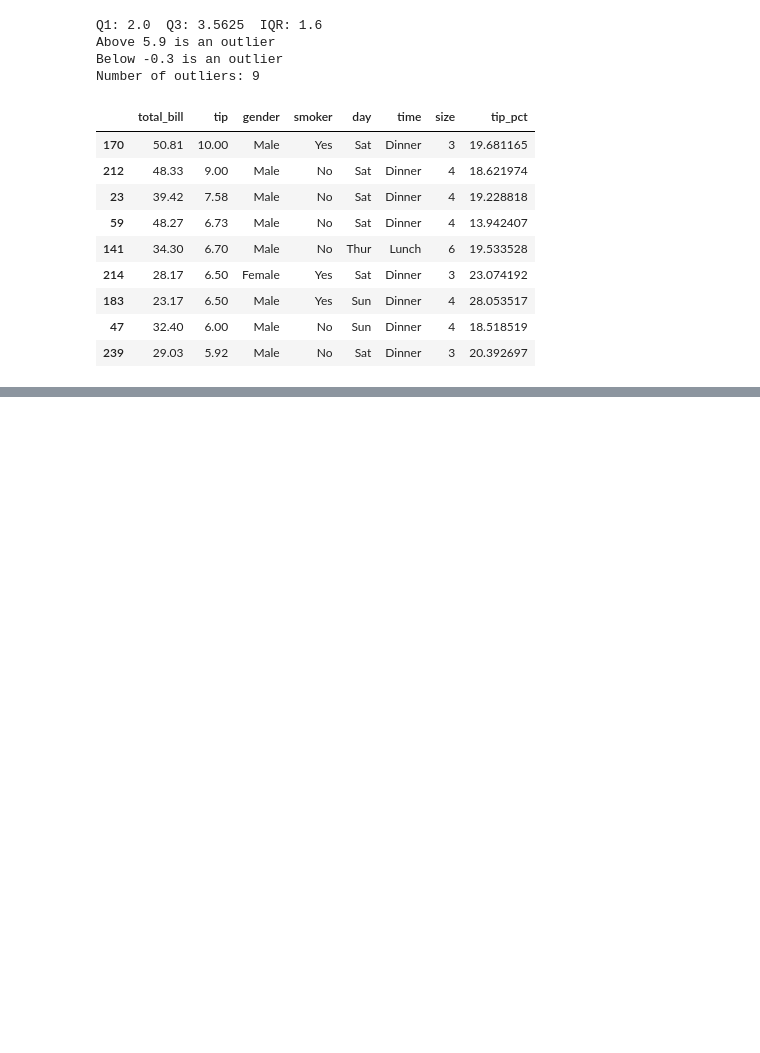
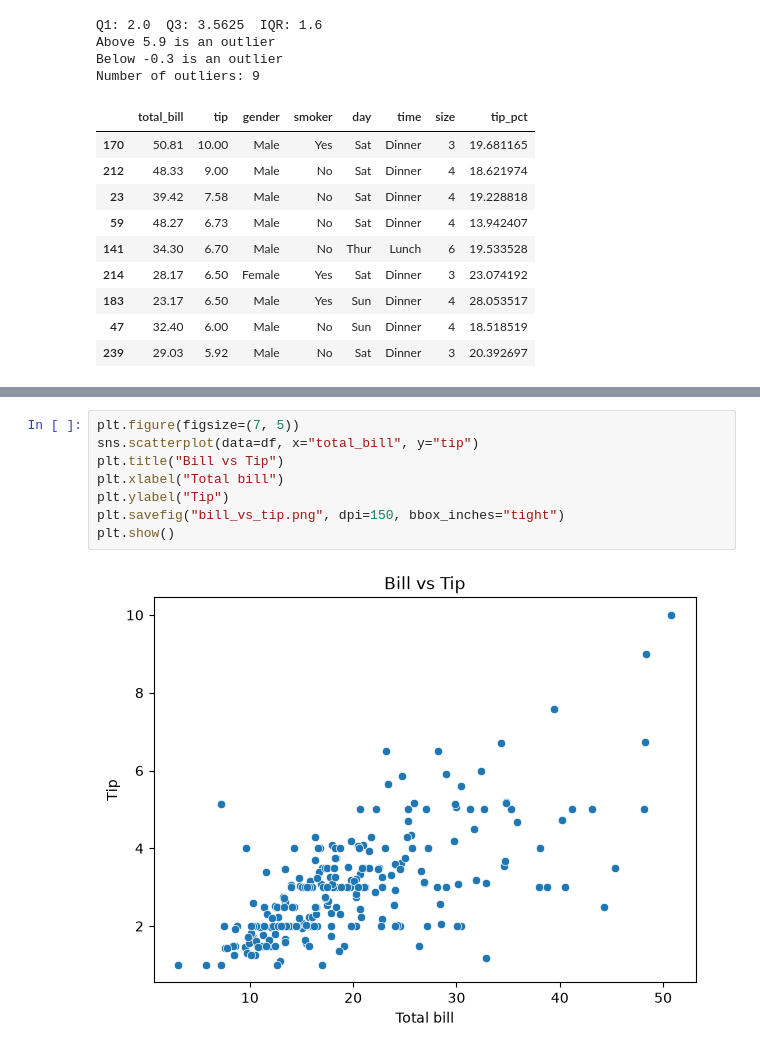
Before and after one commit to rohaanmangi/Python-for-AI, a Jupyter notebook: notebooks/Week 4/Day 17/project.ipynb, the cells around one changed output, grey strips where cells are left out. Saved outputs shown, nothing was run; the diff lists cells and outputs as text; blank space fills up the shorter version.

```diff
--- a/notebooks/Week 4/Day 17/project.ipynb
+++ b/notebooks/Week 4/Day 17/project.ipynb
@@ -217,5 +224,15 @@ plt.title("Correlation Between Tip, Bill, Size and Tip Percentage")
 plt.show()
 # %% [output]
 [figure]
+# %%
+plt.figure(figsize=(7, 5))
+sns.scatterplot(data=df, x="total_bill", y="tip")
+plt.title("Bill vs Tip")
+plt.xlabel("Total bill")
+plt.ylabel("Tip")
+plt.savefig("bill_vs_tip.png", dpi=150, bbox_inches="tight")
+plt.show()
+# %% [output]
+[figure, added]
 # %%
 print(df.groupby("gender")["tip_pct"].mean().round(2))
```
Also changed, not shown: parts of 15 cells of this notebook, 5 other files.
